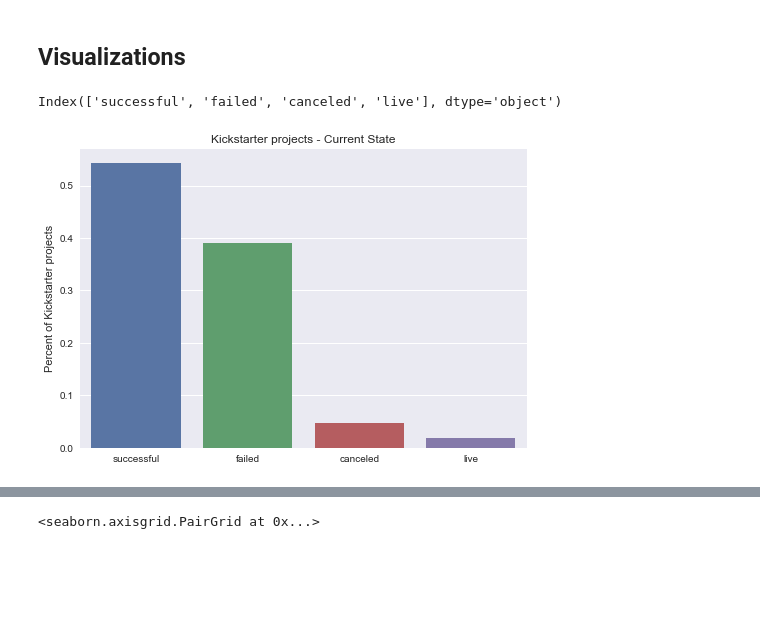
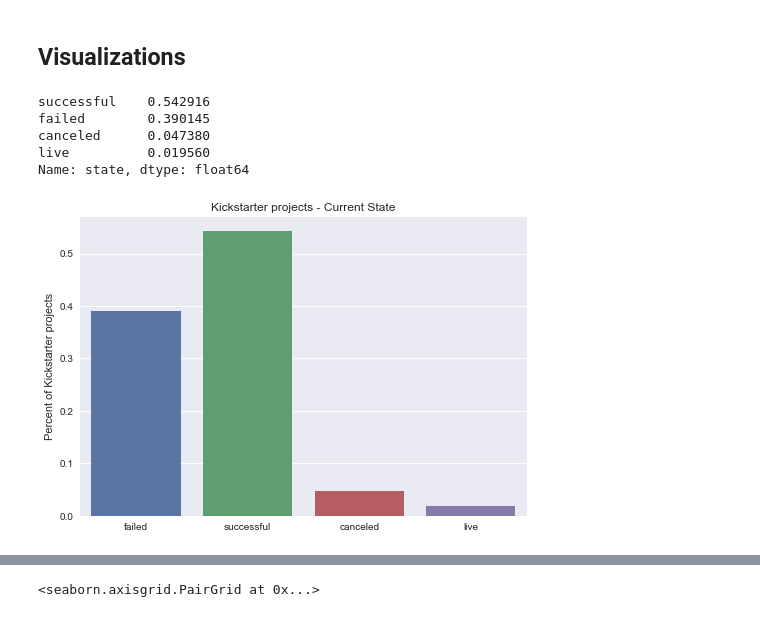
Before and after one commit to griffinhundley/kickstarter_success, a Jupyter notebook: notebooks/Mitch.ipynb, the cells around one changed output, grey strips where cells are left out. Cells and saved outputs as stored; diff of their text form; code cells hidden in the pictures; blank space fills up the shorter version.

```diff
--- a/notebooks/Mitch.ipynb
+++ b/notebooks/Mitch.ipynb
@@ -177,7 +177,3 @@ PLN         4
 Name: currency, dtype: int64
 # %%
 df.creator = df.creator.apply(lambda x: x.replace(' "', " ").replace('" '," "))
-# %%
-for i,creator in enumerate(df.creator):
-    print(i)
-    json.loads(creator)
@@ -203,2 +179,0 @@ JSONDecodeError: Expecting ',' delimiter: line 1 column 56 (char 55)
-# %%
-df.creator.iloc[4091] = '{"id":1109996217,"name":"Brianna Hairlson, Bri Cherise","is_registered":null,"is_email_verified":null,"chosen_currency":null,"is_superbacker":null,"avatar":{"thumb":"https://ksr-ugc.imgix.net/assets/021/691/777/797dd33378c76e2d5cd17ea9a9094f31_original.jpeg?ixlib=rb-2.1.0&w=40&h=40&fit=crop&v=1529970497&auto=format&frame=1&q=92&s=88fed777551b7fcd30d813b1ece9d14b","small":"https://ksr-ugc.imgix.net/assets/021/691/777/797dd33378c76e2d5cd17ea9a9094f31_original.jpeg?ixlib=rb-2.1.0&w=80&h=80&fit=crop&v=1529970497&auto=format&frame=1&q=92&s=21d00279c93d6a9027d5bf1fc6f8ff4d","medium":"https://ksr-ugc.imgix.net/assets/021/691/777/797dd33378c76e2d5cd17ea9a9094f31_original.jpeg?ixlib=rb-2.1.0&w=160&h=160&fit=crop&v=1529970497&auto=format&frame=1&q=92&s=69da0a09bd51286ffb76997955a41bae"},"urls":{"web":{"user":"https://www.kickstarter.com/profile/1109996217"},"api":{"user":"https://api.kickstarter.com/v1/users/1109996217?signature=1602823015.92c183e6eccaea82d64c33248f8ac8732a9af193"}}}'
@@ -328,16 +321,24 @@ df.head()
 # %% [markdown]
 ## Visualizations
 # %%
-df.state.value_counts().index
+df.state.value_counts(normalize=True)
 # %% [output]
-Index(['successful', 'failed', 'canceled', 'live'], dtype='object')
+successful    0.542916
+failed        0.390145
+canceled      0.047380
+live          0.019560
+Name: state, dtype: float64
 # %%
 plt.style.use('seaborn')
-sns.barplot(df.state.value_counts().index,df.state.value_counts(normalize=True))
+sns.set_color_codes()
+sns.barplot(df.state.value_counts().index,df.state.value_counts(normalize=True),
+            order=['failed','successful','canceled','live'])
+sns.set_palette('muted')
 plt.gca().set_ylabel('Percent of Kickstarter projects')
 plt.gca().set_title('Kickstarter projects - Current State');
+plt.savefig('State.png')
 # %% [output]
-[figure, old version]
+[figure, new version]
 # %%
 df.describe()
 # %% [output]
```
Also changed, not shown: parts of 27 cells of this notebook, 5 other files.
